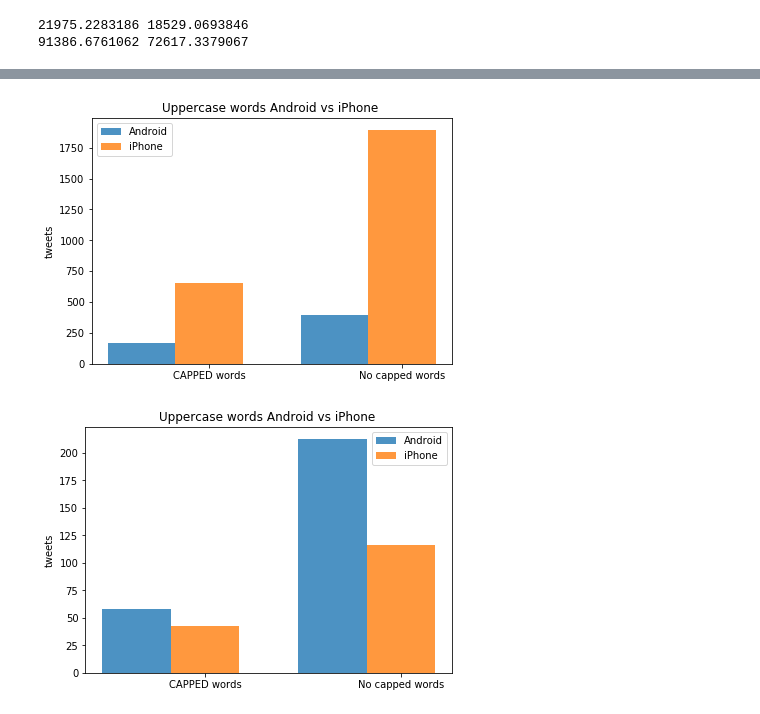
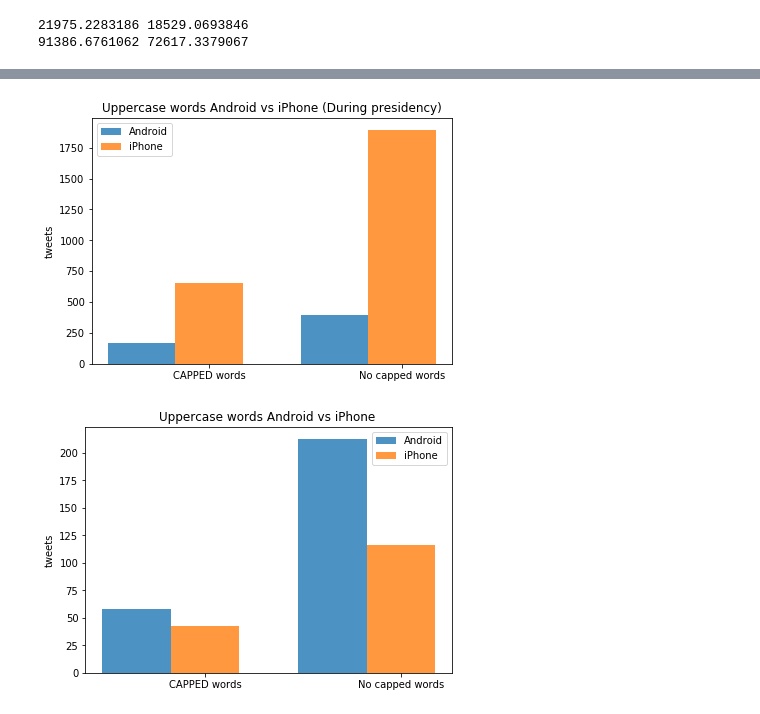
Before and after one commit to acefoxy/Project, a Jupyter notebook: Tweet_trump.ipynb, the cells around one changed output, grey strips where cells are left out. Cells and saved outputs as stored; diff of their text form; code cells hidden in the pictures.

```diff
--- a/Tweet_trump.ipynb
+++ b/Tweet_trump.ipynb
@@ -120,28 +120,28 @@ plt.show()
 # %%
 
 #android tweets
 lat = tweets_android[tweets_android.text.str.contains(r'\b[A-Z]{4,}\b')]
 nlat = tweets_android[~tweets_android.text.str.contains(r'\b[A-Z]{4,}\b')]
 at = (len(lat),len(nlat))
 
 #iphone tweets
 lit = tweets_iphone[tweets_iphone.text.str.contains(r'\b[A-Z]{4,}\b')]
 nlit = tweets_iphone[~tweets_iphone.text.str.contains(r'\b[A-Z]{4,}\b')]
 it = (len(lit),len(nlit))
 
 fig, ax = plt.subplots()
 index = np.arange(2)
 bar_width = 0.35
 rectsA = plt.bar(index,at,bar_width,alpha=0.8, label="Android")
 rectsB = plt.bar(index+bar_width,it,bar_width,alpha=0.8, label="iPhone")
 plt.ylabel('tweets')
 plt.xticks(index + bar_width, ('CAPPED words', 'No capped words'))
 plt.legend()
 plt.tight_layout()
-plt.title('Uppercase words Android vs iPhone ')
+plt.title('Uppercase words Android vs iPhone (During presidency)')
 plt.show()
 # %% [output]
-[figure, old version]
+[figure, new version]
 # %%
 #android tweets
 lat = tweets_android[tweets_android.text.str.contains(r'\b[A-Z]{4,}\b')]
```
Also changed, not shown: parts of 8 cells of this notebook, 18 other files.
